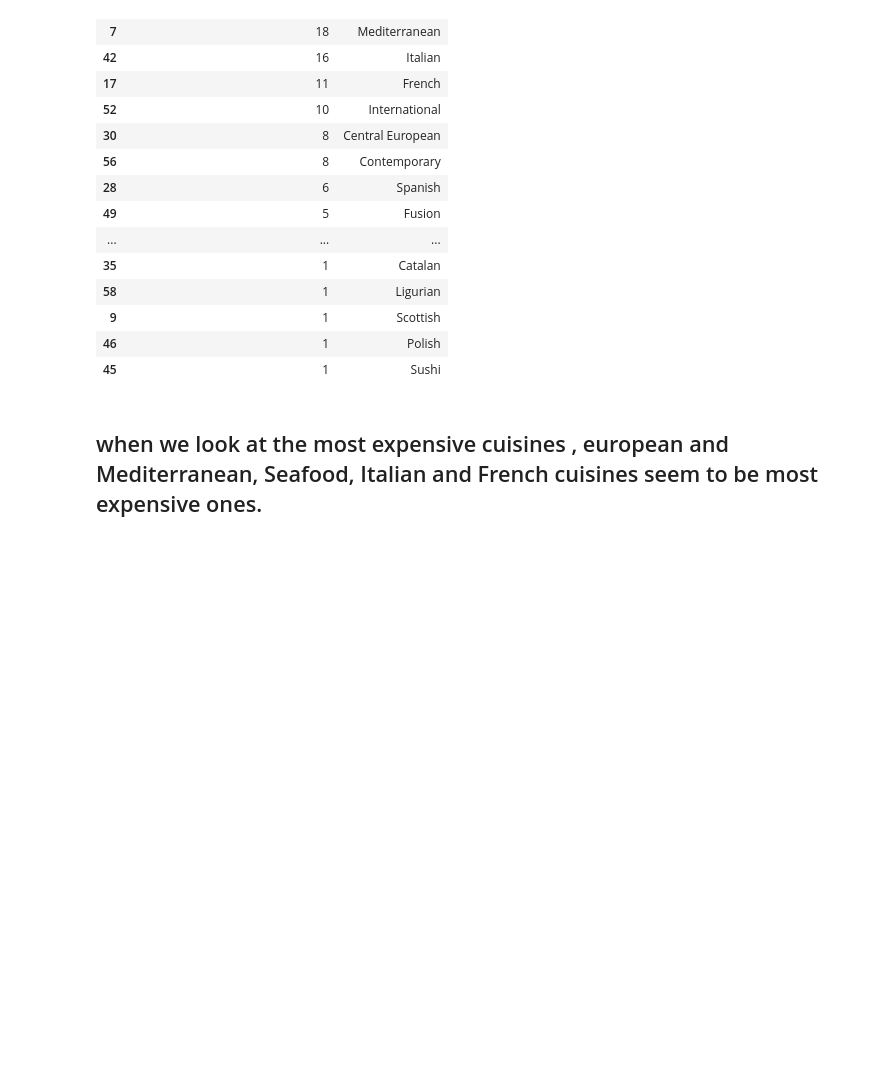
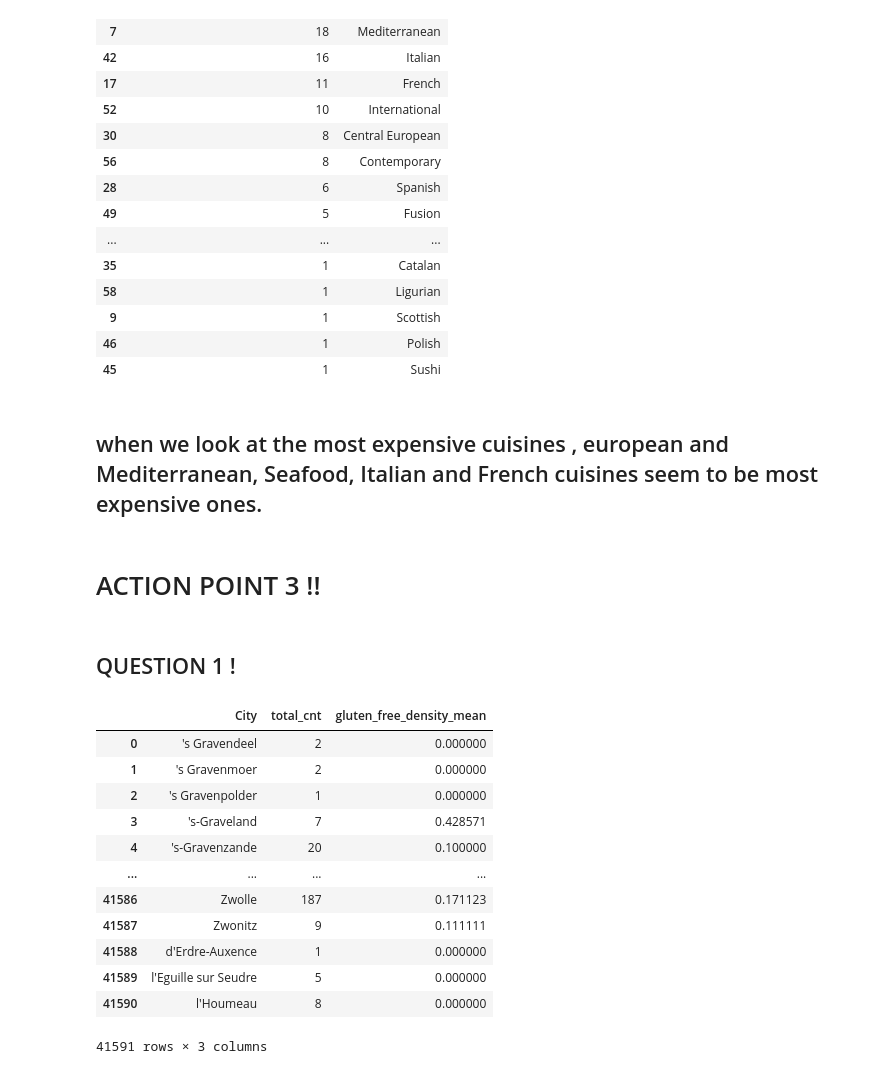
Before and after one commit to hltrk/challenge, a Jupyter notebook: data challenge.ipynb, the cells around one changed output. Saved outputs shown, nothing was run; the diff lists cells and outputs as text; code cells hidden in the pictures; blank space fills up the shorter version.

Commit message:
third action point % bonus a.p commit

```diff
--- a/data challenge.ipynb
+++ b/data challenge.ipynb
@@ -496,3 +496,7 @@ expensive_cuisine_df.sort_values(by="count_in_top_50_expensive_record", ascendin
 | 45 | 1 | Sushi |
 # %% [markdown]
 ## when we look at the most expensive cuisines , european and Mediterranean, Seafood, Italian and French cuisines seem to be most expensive ones.
+# %% [markdown]
+# ACTION POINT 3 !!
+# %% [markdown]
+## QUESTION 1 !
@@ -498,0 +505,22 @@ expensive_cuisine_df.sort_values(by="count_in_top_50_expensive_record", ascendin
+# %%
+df_eu_capt = pd.read_csv('europe_capitals_population_and_area.csv', sep=';')
+df["gluten_flg"] = np.where(df["gluten_free"]=='Y', 1, 0)
+df_grouped = df[["gluten_flg", "city"]].groupby(by="city").agg(["count", "mean"])
+df_grouped.reset_index(inplace=True)
+df_grouped.columns = df_grouped.columns.droplevel(1)
+df_grouped.columns = ['City', 'total_cnt',  'gluten_free_density_mean']
+df_grouped
+# %% [output]
+|  | City | total_cnt | gluten_free_density_mean |
+| 0 | 's Gravendeel | 2 | 0.000000 |
+| 1 | 's Gravenmoer | 2 | 0.000000 |
+| 2 | 's Gravenpolder | 1 | 0.000000 |
+| 3 | 's-Graveland | 7 | 0.428571 |
+| 4 | 's-Gravenzande | 20 | 0.100000 |
+| ... | ... | ... | ... |
+| 41586 | Zwolle | 187 | 0.171123 |
+| 41587 | Zwonitz | 9 | 0.111111 |
+| 41588 | d'Erdre-Auxence | 1 | 0.000000 |
+| 41589 | l'Eguille sur Seudre | 5 | 0.000000 |
+| 41590 | l'Houmeau | 8 | 0.000000 |
+41591 rows × 3 columns
```
Also changed, not shown: parts of 15 cells of this notebook.
